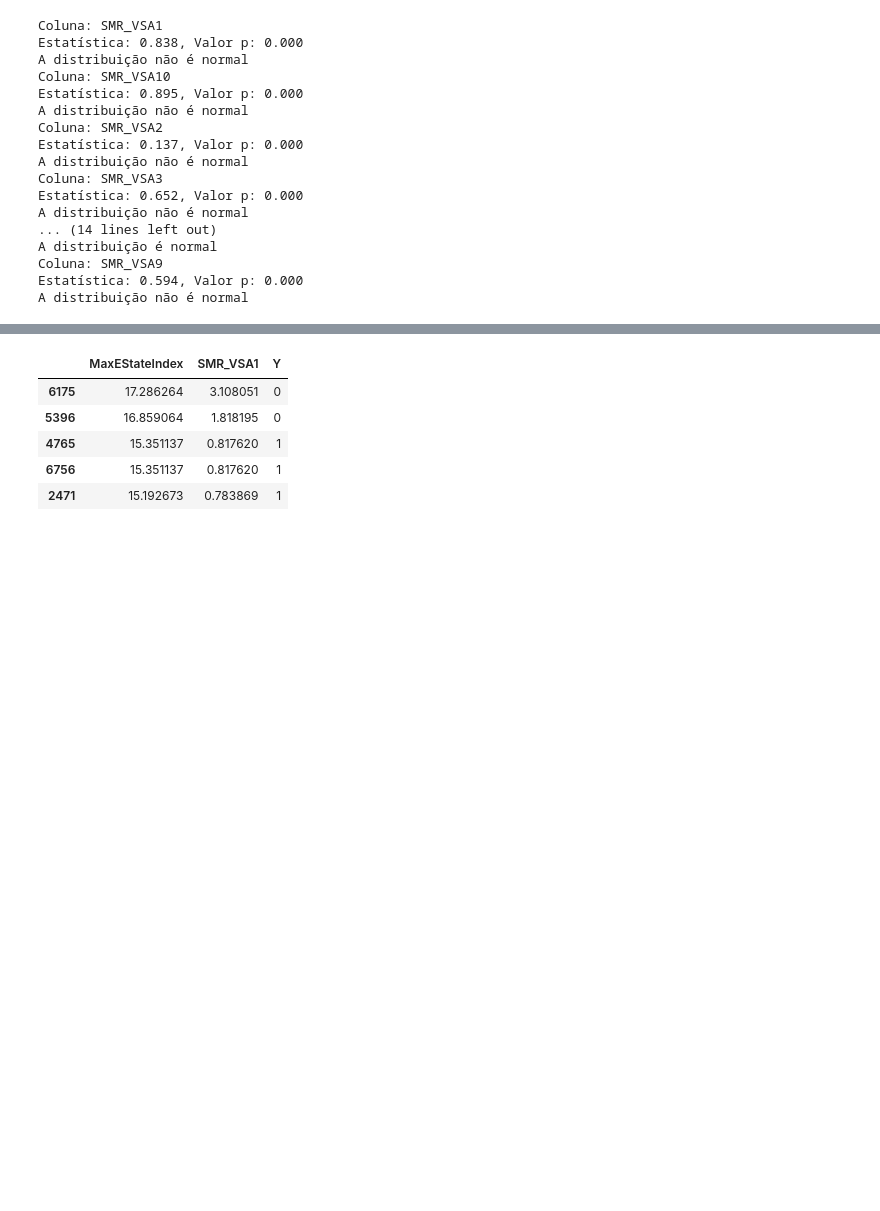
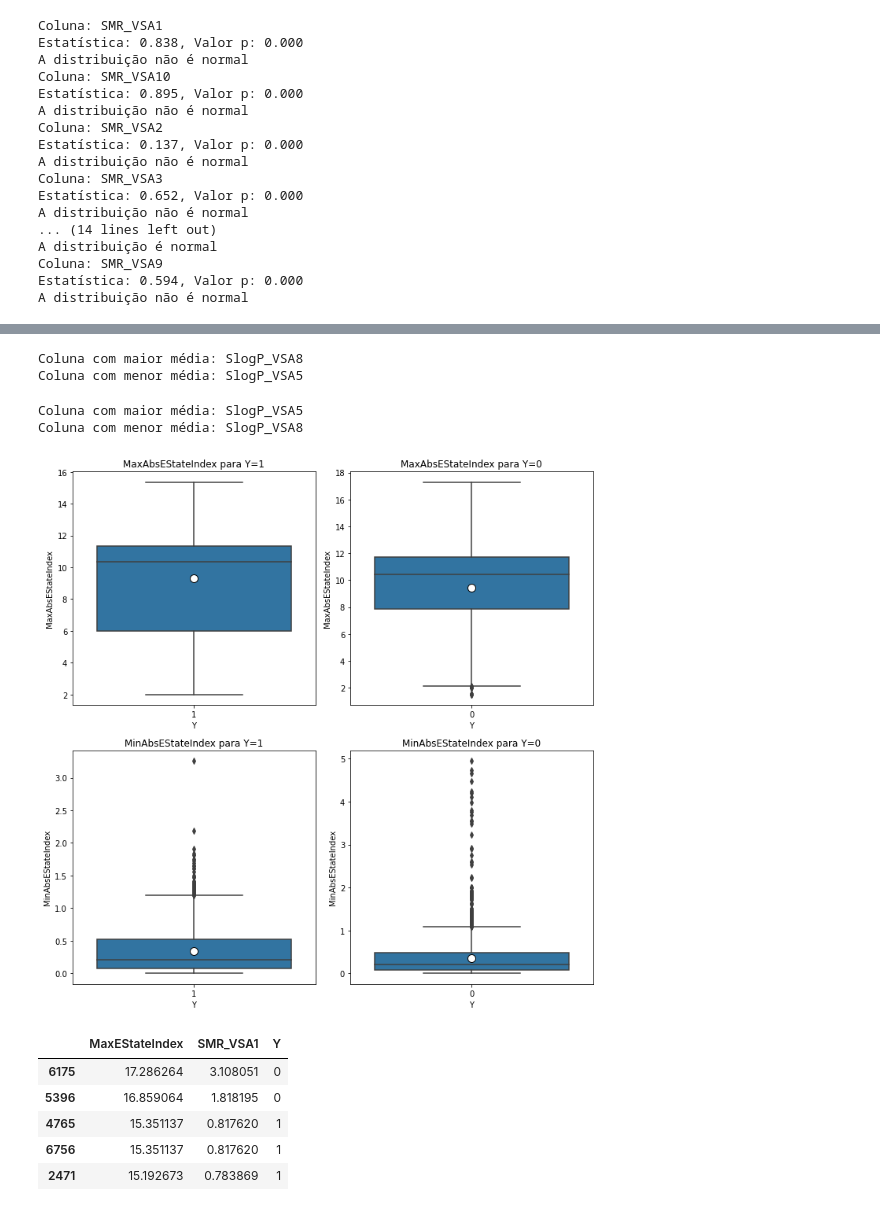
Before and after one commit to esperancaa/Extracao_de_Dados, a Jupyter notebook: Trabalho_Pyhton/Trabalho.ipynb, the cells around one changed output, grey strips where cells are left out. Drawn from its saved outputs; the diff is of its cells as text; code cells hidden in the pictures; blank space fills up the shorter version.

```diff
--- a/Trabalho_Pyhton/Trabalho.ipynb
+++ b/Trabalho_Pyhton/Trabalho.ipynb
@@ -442,0 +427,10 @@ for col in cols_smr_vsa:
+# %%
+from sklearn.preprocessing import StandardScaler
+
+# Selecionando as colunas que começam com "fr_"
+cols_SlogP = df_global.filter(regex='^SlogP').columns
+
+# Aplicando a normalização apenas nessas colunas
+scaler = StandardScaler()
+df_global[cols_SlogP] = scaler.fit_transform(df_global[cols_SlogP])
+df_global[cols_SlogP]
@@ -523,3 +489,59 @@ plt.show()
+# %%
+# Filtrar linhas com Y=1 e selecionar colunas que começam com "fr"
+df_filtered = df_global.loc[df_global['Y'] == 1].filter(regex='^SlogP')
+
+# Calcular a média das colunas e obter o nome da coluna com maior e menor média
+col_max = df_filtered.mean().idxmax()
+col_min = df_filtered.mean().idxmin()
+
+print(f"Coluna com maior média: {col_max}")
+print(f"Coluna com menor média: {col_min}")
+# %% [output]
+Coluna com maior média: SlogP_VSA8
+Coluna com menor média: SlogP_VSA5
+# %%
+# Filtrar linhas com Y=1 e selecionar colunas que começam com "fr"
+df_filtered = df_global.loc[df_global['Y'] == 0].filter(regex='^SlogP')
+
+# Calcular a média das colunas e obter o nome da coluna com maior e menor média
+col_max = df_filtered.mean().idxmax()
+col_min = df_filtered.mean().idxmin()
+
+print(f"Coluna com maior média: {col_max}")
+print(f"Coluna com menor média: {col_min}")
+# %% [output]
+Coluna com maior média: SlogP_VSA5
+Coluna com menor média: SlogP_VSA8
+# %%
+# criar os quatro dataframes para cada combinação de y e coluna
+df_y1_maxabs = df_global[df_global['Y'] == 1][['Y', 'MaxAbsEStateIndex']]
+df_y0_maxabs = df_global[df_global['Y'] == 0][['Y', 'MaxAbsEStateIndex']]
+df_y1_minabs = df_global[df_global['Y'] == 1][['Y', 'MinAbsEStateIndex']]
+df_y0_minabs = df_global[df_global['Y'] == 0][['Y', 'MinAbsEStateIndex']]
+
+# criar a figura e os subplots
+fig, axs = plt.subplots(nrows=2, ncols=2, figsize=(10, 10))
+
+# plotar cada boxplot nos subplots correspondentes
+sns.boxplot(x='Y', y='MaxAbsEStateIndex', data=df_y1_maxabs, showmeans=True, meanprops={"marker":"o", "markerfacecolor":"white", "markeredgecolor":"black", "markersize":"10"}, ax=axs[0, 0])
+axs[0, 0].set_title('MaxAbsEStateIndex para Y=1')
+
+sns.boxplot(x='Y', y='MaxAbsEStateIndex', data=df_y0_maxabs, showmeans=True, meanprops={"marker":"o", "markerfacecolor":"white", "markeredgecolor":"black", "markersize":"10"}, ax=axs[0, 1])
+axs[0, 1].set_title('MaxAbsEStateIndex para Y=0')
+
+sns.boxplot(x='Y', y='MinAbsEStateIndex', data=df_y1_minabs, showmeans=True, meanprops={"marker":"o", "markerfacecolor":"white", "markeredgecolor":"black", "markersize":"10"}, ax=axs[1, 0])
+axs[1, 0].set_title('MinAbsEStateIndex para Y=1')
+
+sns.boxplot(x='Y', y='MinAbsEStateIndex', data=df_y0_minabs, showmeans=True, meanprops={"marker":"o", "markerfacecolor":"white", "markeredgecolor":"black", "markersize":"10"}, ax=axs[1, 1])
+axs[1, 1].set_title('MinAbsEStateIndex para Y=0')
+
+# ajustar o espaçamento entre os subplots
+plt.tight_layout()
+
+# exibir o gráfico
+plt.show()
+# %% [output]
+[figure, added]
 # %%
 df_global.loc[df_global['MaxEStateIndex'].nlargest(5).index, ['MaxEStateIndex', 'SMR_VSA1', 'Y']]
 # %% [output]
```
Also changed, not shown: parts of 12 cells of this notebook.
